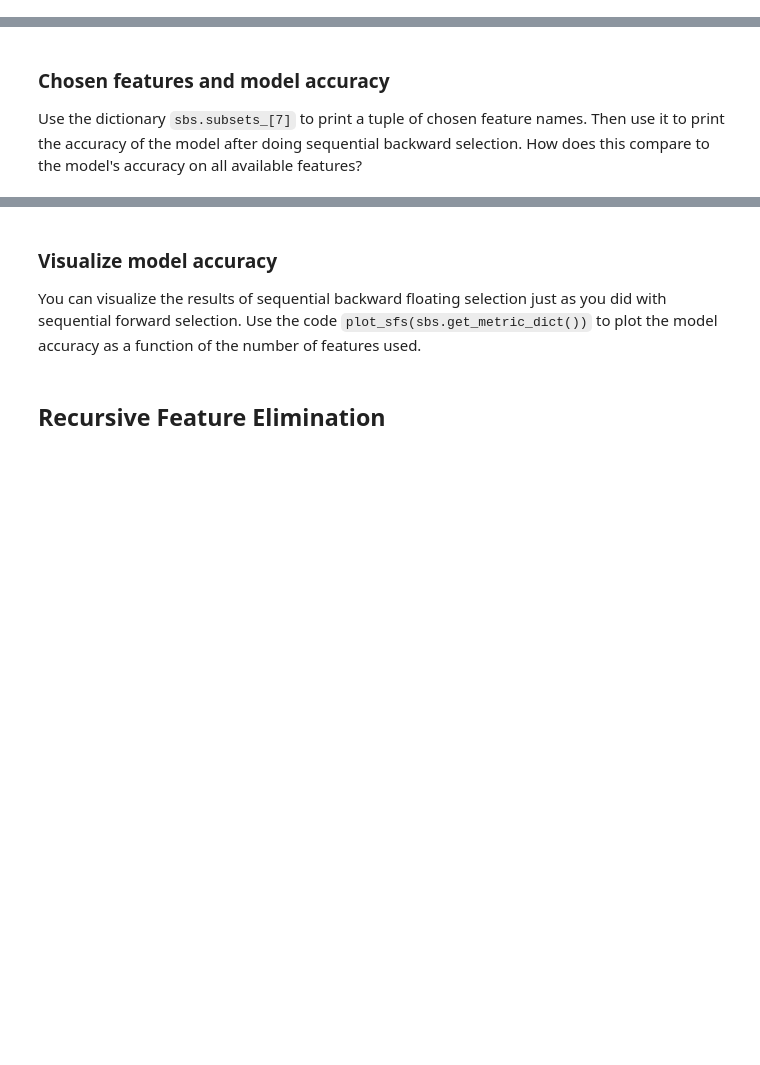
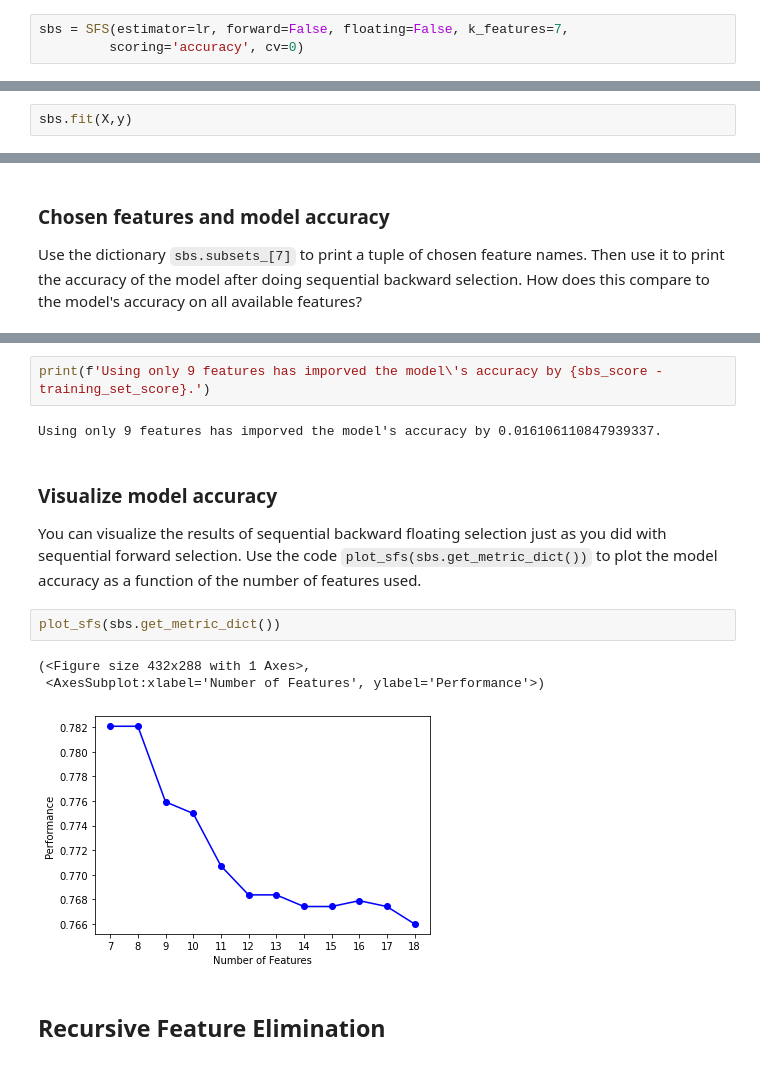
Before and after one commit to jake321southall/wrapper-methods-project, a Jupyter notebook: wrapper_method_starter.ipynb, the cells around one changed output, grey strips where cells are left out. Cells and saved outputs as stored; diff of their text form; blank space fills up the shorter version.

```diff
--- a/wrapper_method_starter.ipynb
+++ b/wrapper_method_starter.ipynb
@@ -144,7 +153,12 @@ Sequential forward selection was able to find a feature subset that performed ma
 Create a sequential backward selection model called `sbs`.
 * Be sure to set the `estimator` parameter to `lr` and set the `forward` and `floating` parameters to the appropriate values.
 * Also use the parameters `k_features=7`, `scoring='accuracy'`, and `cv=0`.
+# %%
+sbs = SFS(estimator=lr, forward=False, floating=False, k_features=7,
+         scoring='accuracy', cv=0)
 # %% [markdown]
 ### Fit the model
 
 Use the `.fit()` method on `sbs` to fit the model to `X` and `y`.
+# %%
+sbs.fit(X,y)
@@ -159,7 +198,17 @@ Use the dictionary `sbs.subsets_[7]` to print a tuple of chosen feature names. T
+# %%
+print(f'Using only 9 features has imporved the model\'s accuracy by {sbs_score - training_set_score}.')
+# %% [output]
+Using only 9 features has imporved the model's accuracy by 0.016106110847939337.
 # %% [markdown]
 ### Visualize model accuracy
 
 You can visualize the results of sequential backward floating selection just as you did with sequential forward selection. Use the code `plot_sfs(sbs.get_metric_dict())` to plot the model accuracy as a function of the number of features used.
+# %%
+plot_sfs(sbs.get_metric_dict())
+# %% [output]
+(<Figure size 432x288 with 1 Axes>,
+ <AxesSubplot:xlabel='Number of Features', ylabel='Performance'>)
+[figure, added]
 # %% [markdown]
 ## Recursive Feature Elimination
 # %% [markdown]
```
Also changed, not shown: parts of 7 cells of this notebook.
